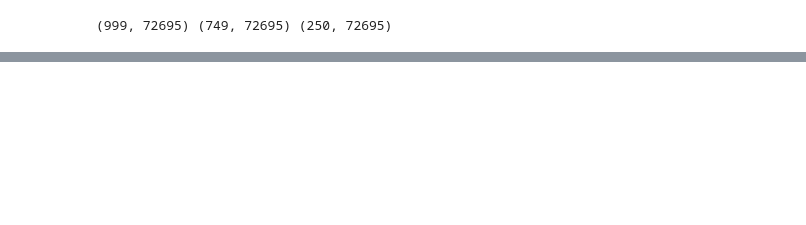
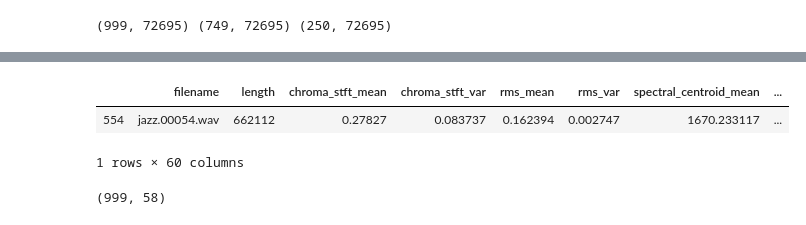
Before and after one commit to GuillermoOvejeroSanchez/Music_Genre_Classifier, a Jupyter notebook: SVM.ipynb, the cells around one changed output, grey strips where cells are left out. Saved outputs shown, nothing was run; the diff lists cells and outputs as text; code cells hidden in the pictures; blank space fills up the shorter version.

```diff
--- a/SVM.ipynb
+++ b/SVM.ipynb
@@ -356,0 +410,6 @@ ValueError: operands could not be broadcast together with shapes (1,72695) (2048
+# %%
+df.loc[df['filename'] == 'jazz.00054.wav'] #Corrupted
+# %% [output]
+|  | filename | length | chroma_stft_mean | chroma_stft_var | rms_mean | rms_var | spectral_centroid_mean | ... |
+| 554 | jazz.00054.wav | 662112 | 0.27827 | 0.083737 | 0.162394 | 0.002747 | 1670.233117 | ... |
+1 rows × 60 columns
@@ -356,0 +421,4 @@ ValueError: operands could not be broadcast together with shapes (1,72695) (2048
+# %%
+print(features30sec.shape) #Solo 58 features por cancion -> pocas
+# %% [output]
+(999, 58)
```
Also changed, not shown: parts of 37 cells of this notebook, 2 other files.
